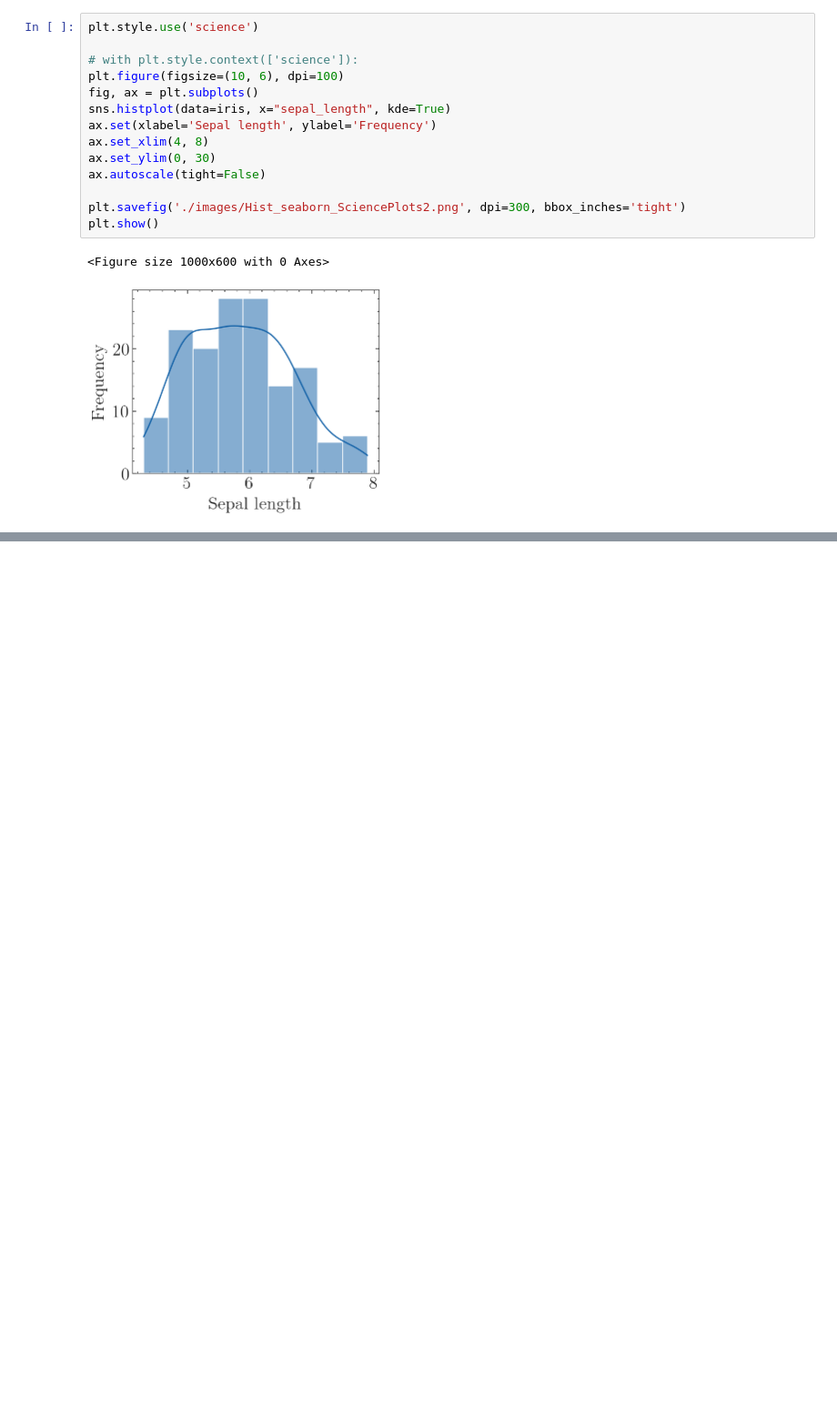
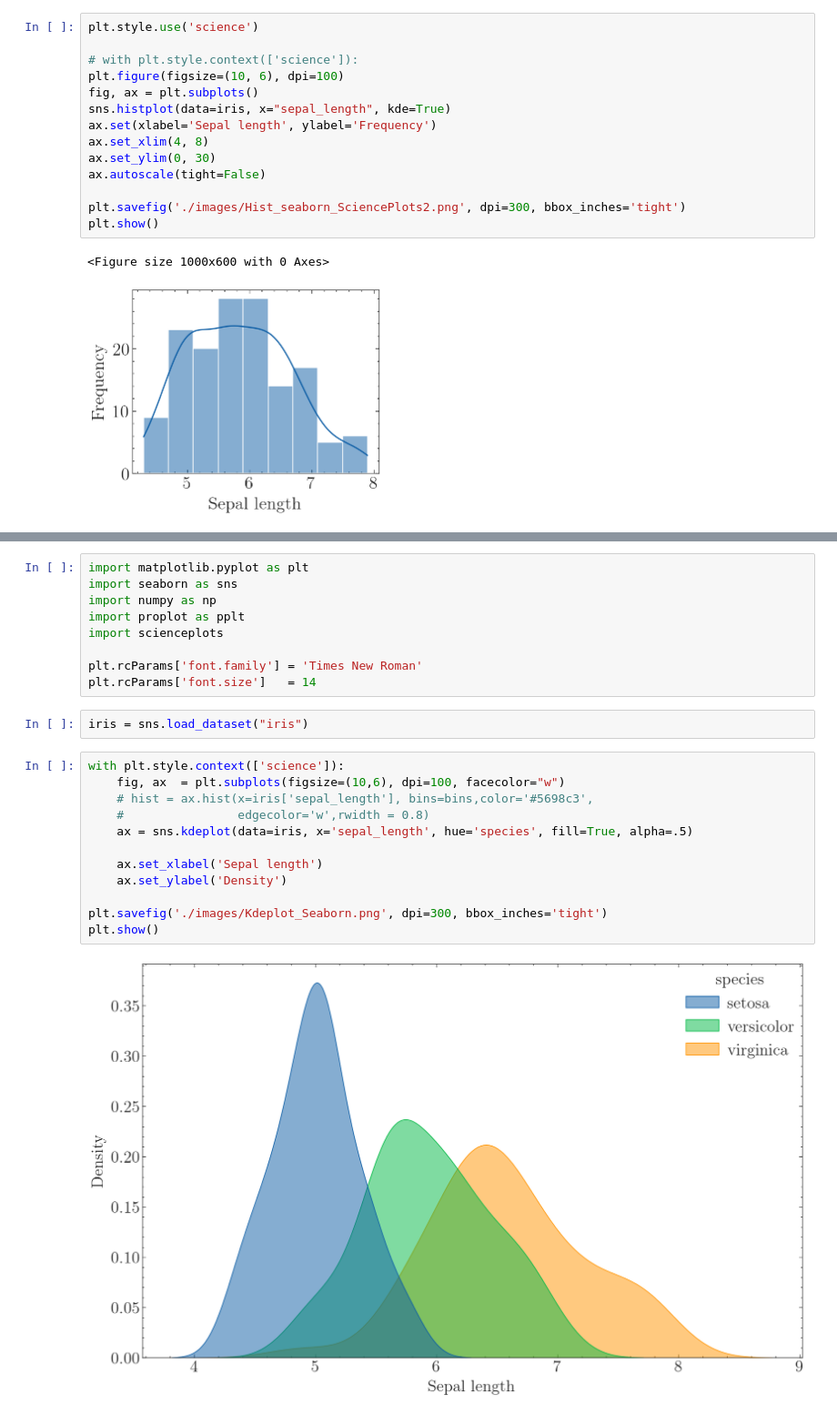
Before and after one commit to GKDGKD/paper_plot_learning, a Jupyter notebook: 第3章 单变量绘图.ipynb, the cells around one changed output, grey strips where cells are left out. Shown at 91% size. Drawn from its saved outputs; the diff is of its cells as text; blank space fills up the shorter version.

```diff
--- a/第3章 单变量绘图.ipynb
+++ b/第3章 单变量绘图.ipynb
@@ -157,0 +169,25 @@ plt.show()
+# %%
+import matplotlib.pyplot as plt
+import seaborn as sns
+import numpy as np
+import proplot as pplt
+import scienceplots
+
+plt.rcParams['font.family'] = 'Times New Roman'
+plt.rcParams['font.size']   = 14
+# %%
+iris = sns.load_dataset("iris")
+# %%
+with plt.style.context(['science']):
+    fig, ax  = plt.subplots(figsize=(10,6), dpi=100, facecolor="w")
+    # hist = ax.hist(x=iris['sepal_length'], bins=bins,color='#5698c3',
+    #                edgecolor='w',rwidth = 0.8)
+    ax = sns.kdeplot(data=iris, x='sepal_length', hue='species', fill=True, alpha=.5)
+
+    ax.set_xlabel('Sepal length')
+    ax.set_ylabel('Density')
+
+plt.savefig('./images/Kdeplot_Seaborn.png', dpi=300, bbox_inches='tight')
+plt.show()
+# %% [output]
+[figure, added]
```
Also changed, not shown: parts of 28 cells of this notebook, 34 other files.
